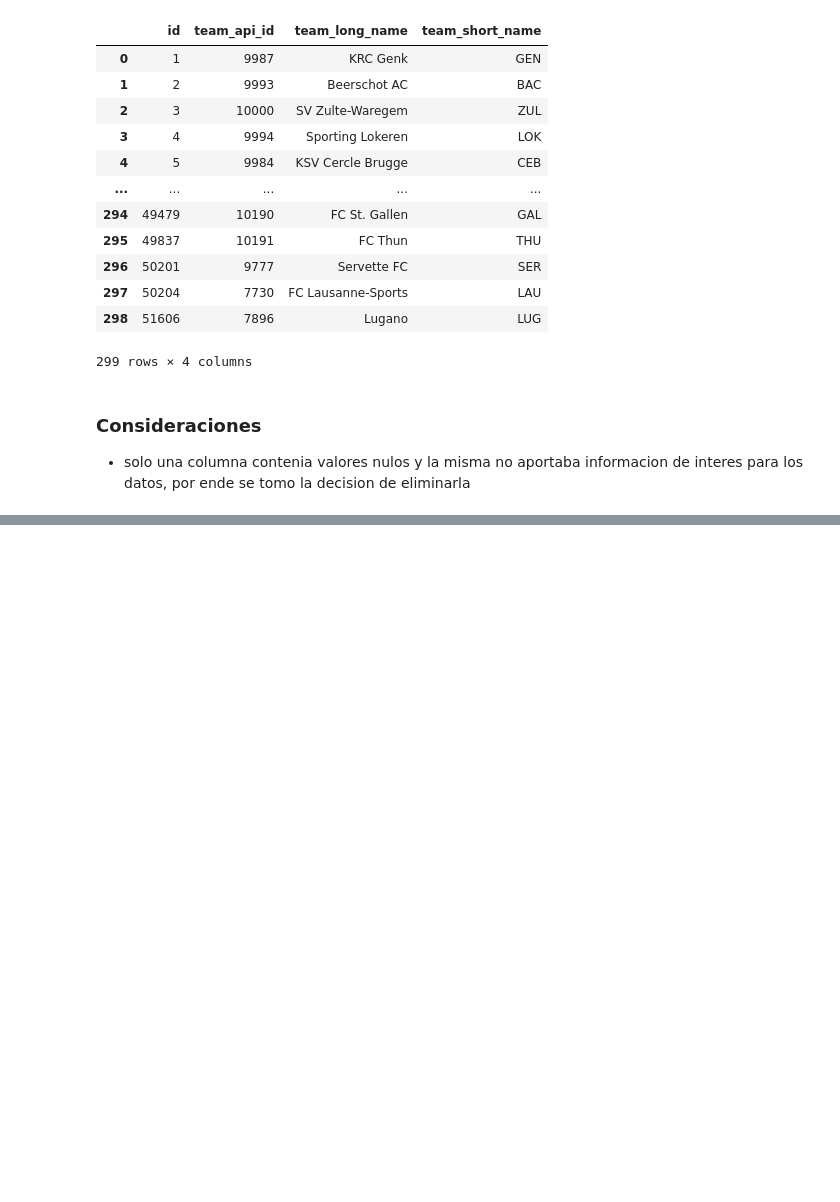
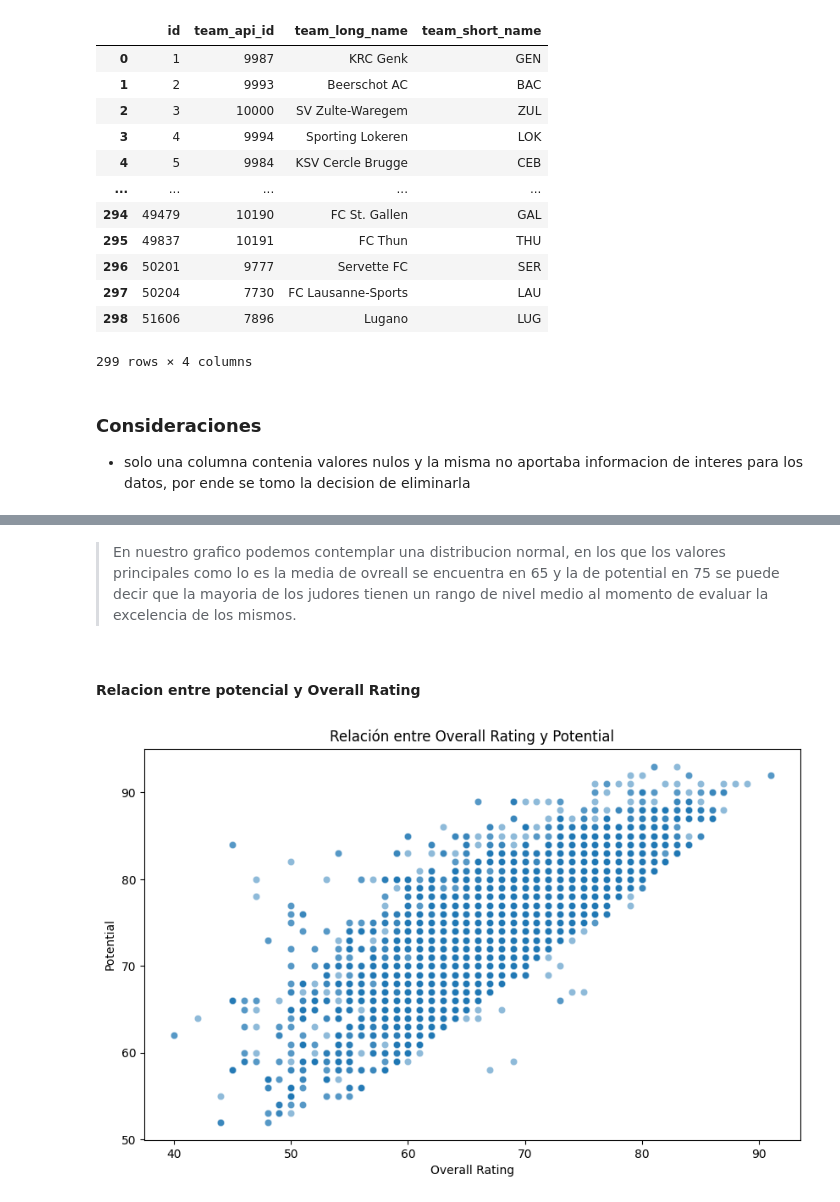
Before and after one commit to rammerbot/mi_casino_test, a Jupyter notebook: mi_casino_test.ipynb, the cells around one changed output, grey strips where cells are left out. Saved outputs shown, nothing was run; the diff lists cells and outputs as text; code cells hidden in the pictures; blank space fills up the shorter version.

```diff
--- a/mi_casino_test.ipynb
+++ b/mi_casino_test.ipynb
@@ -757,0 +810,13 @@ df['Team']
+# %% [markdown]
+> En nuestro grafico podemos contemplar una distribucion normal, en los que los valores principales como lo es la media de ovreall se encuentra en 65 y la de potential en 75 se puede decir que la mayoria de los judores tienen un rango de nivel medio al momento de evaluar la excelencia de los mismos.
+# %% [markdown]
+#### Relacion entre potencial y Overall Rating
+# %%
+plt.figure(figsize=(10, 6))
+sns.scatterplot(x='overall_rating', y='potential', data=df['Player_Attributes'].head(10000), alpha=0.5)
+plt.title('Relación entre Overall Rating y Potential')
+plt.xlabel('Overall Rating')
+plt.ylabel('Potential')
+plt.show()
+# %% [output]
+[figure, added]
```
Also changed, not shown: parts of 21 cells of this notebook.
